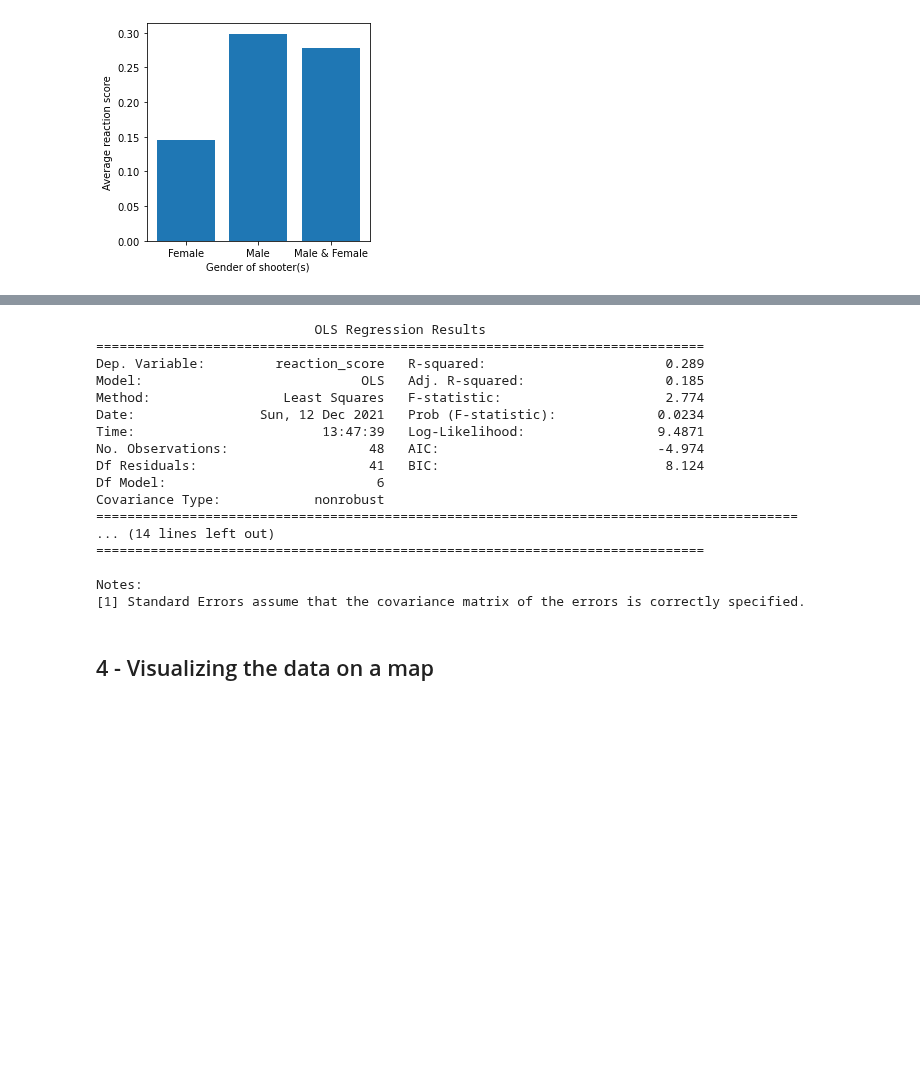
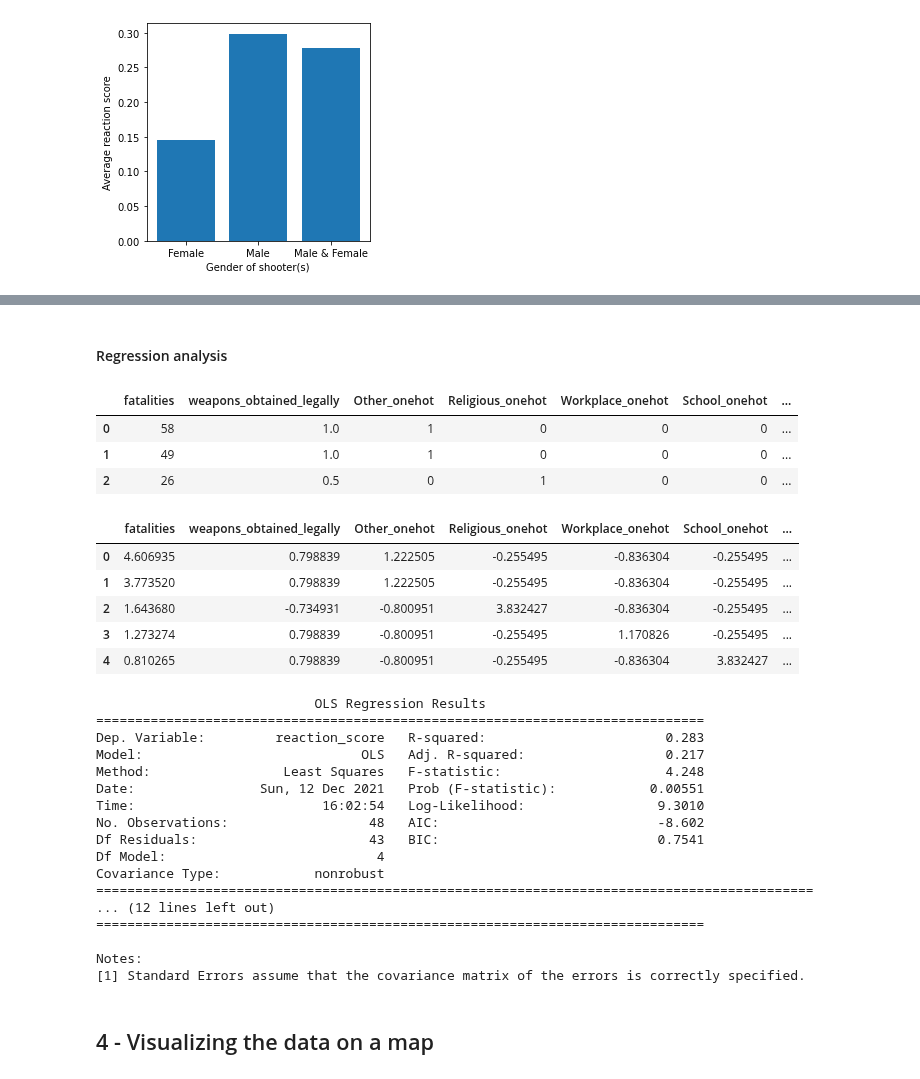
Before and after one commit to epfl-ada/ada-2021-project-clezemath, a Jupyter notebook: milestone3.ipynb, the cells around one changed output, grey strips where cells are left out. Saved outputs shown, nothing was run; the diff lists cells and outputs as text; code cells hidden in the pictures; blank space fills up the shorter version.

```diff
--- a/milestone3.ipynb
+++ b/milestone3.ipynb
@@ -617,6 +617,53 @@ plt.show()
+# %% [markdown]
+#### Regression analysis
+# %%
+regression_data = data2[['fatalities','location1','weapons_obtained_legally']]
+# %%
+# We need to make all the values numbers
+
+# Make weapon legality a 0/1 value
+for i in range(0,len(regression_data)):
+    regression_data.weapons_obtained_legally.replace('Yes', 1, inplace=True)
+    regression_data.weapons_obtained_legally.replace('No', 0, inplace=True)
+    regression_data.weapons_obtained_legally.replace('Unknown/TBD', 0.5, inplace=True)
+
+# Onehot encode the location types
+locations = list(regression_data.location1.unique())
+
+for location in locations:
+    # New column {location}_onehot, with value 1 if location is {location}, 0 otherwise
+    regression_data[location+'_onehot'] = np.where(regression_data['location1'] == location, 1, 0)
+
+regression_data.drop('location1', axis=1, inplace=True)
+regression_data.head(n=3)
+# %% [output]
+|  | fatalities | weapons_obtained_legally | Other_onehot | Religious_onehot | Workplace_onehot | School_onehot | ... |
+| 0 | 58 | 1.0 | 1 | 0 | 0 | 0 | ... |
+| 1 | 49 | 1.0 | 1 | 0 | 0 | 0 | ... |
+| 2 | 26 | 0.5 | 0 | 1 | 0 | 0 | ... |
+# %%
+# Get Z-scores for each column
+for col in regression_data.columns:
+
+    regression_data[col] = regression_data[col].astype('float')
+    mean = regression_data[col].mean()
+    std = regression_data[col].std()
+
+    regression_data[col] = (regression_data[col] - mean) / std
+
+regression_data.head()
+# %% [output]
+|  | fatalities | weapons_obtained_legally | Other_onehot | Religious_onehot | Workplace_onehot | School_onehot | ... |
+| 0 | 4.606935 | 0.798839 | 1.222505 | -0.255495 | -0.836304 | -0.255495 | ... |
+| 1 | 3.773520 | 0.798839 | 1.222505 | -0.255495 | -0.836304 | -0.255495 | ... |
+| 2 | 1.643680 | -0.734931 | -0.800951 | 3.832427 | -0.836304 | -0.255495 | ... |
+| 3 | 1.273274 | 0.798839 | -0.800951 | -0.255495 | 1.170826 | -0.255495 | ... |
+| 4 | 0.810265 | 0.798839 | -0.800951 | -0.255495 | -0.836304 | 3.832427 | ... |
 # %%
+regression_data['reaction_score'] = data2['reaction_score']
+
 # Declares the model
-mod = smf.ols(formula='reaction_score ~ fatalities + location1', data=data2)
+mod = smf.ols(formula='reaction_score ~ fatalities + weapons_obtained_legally + School_onehot + Workplace_onehot', data=regression_data)
 
 # Fits the model (find the optimal coefficients, adding a random seed ensures consistency)
 np.random.seed(2)
@@ -626,17 +673,17 @@ print(res.summary())
 # %% [output]
                             OLS Regression Results
 ==============================================================================
-Dep. Variable:         reaction_score   R-squared:                       0.289
-Model:                            OLS   Adj. R-squared:                  0.185
-Method:                 Least Squares   F-statistic:                     2.774
-Date:                Sun, 12 Dec 2021   Prob (F-statistic):             0.0234
-Time:                        13:47:39   Log-Likelihood:                 9.4871
-No. Observations:                  48   AIC:                            -4.974
-Df Residuals:                      41   BIC:                             8.124
-Df Model:                           6
+Dep. Variable:         reaction_score   R-squared:                       0.283
+Model:                            OLS   Adj. R-squared:                  0.217
+Method:                 Least Squares   F-statistic:                     4.248
+Date:                Sun, 12 Dec 2021   Prob (F-statistic):            0.00551
+Time:                        16:02:54   Log-Likelihood:                 9.3010
+No. Observations:                  48   AIC:                            -8.602
+Df Residuals:                      43   BIC:                            0.7541
+Df Model:                           4
 Covariance Type:            nonrobust
-==========================================================================================
-... (14 lines left out)
+============================================================================================
+... (12 lines left out)
 ==============================================================================
 
 Notes:
```
Also changed, not shown: parts of 7 cells of this notebook.
